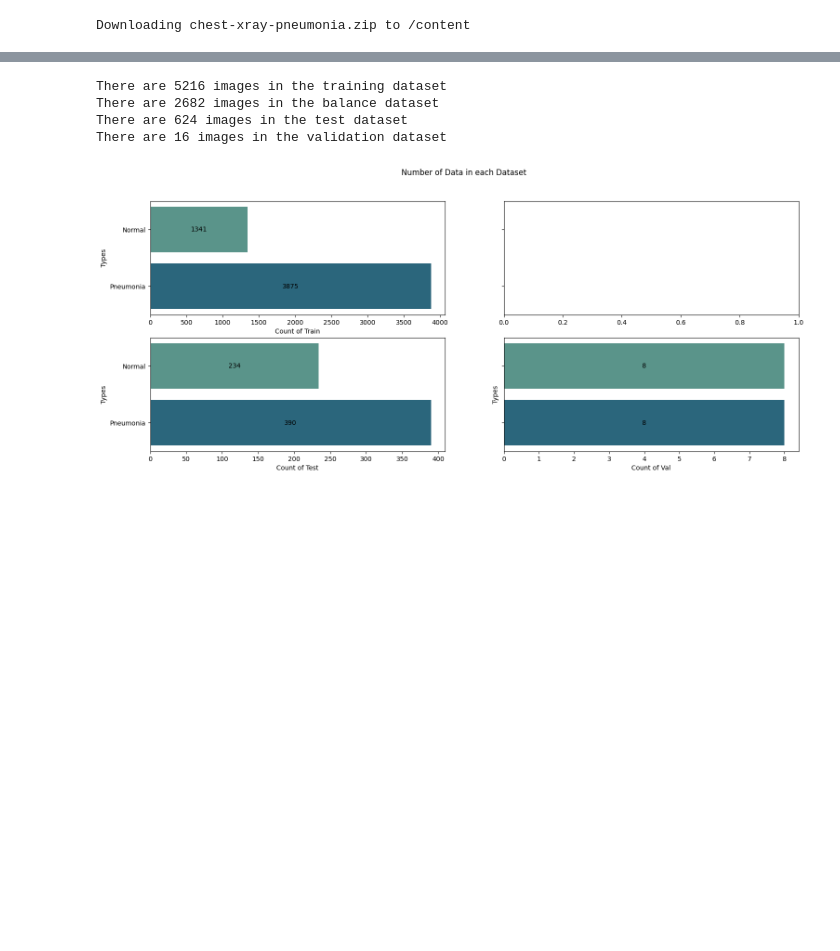
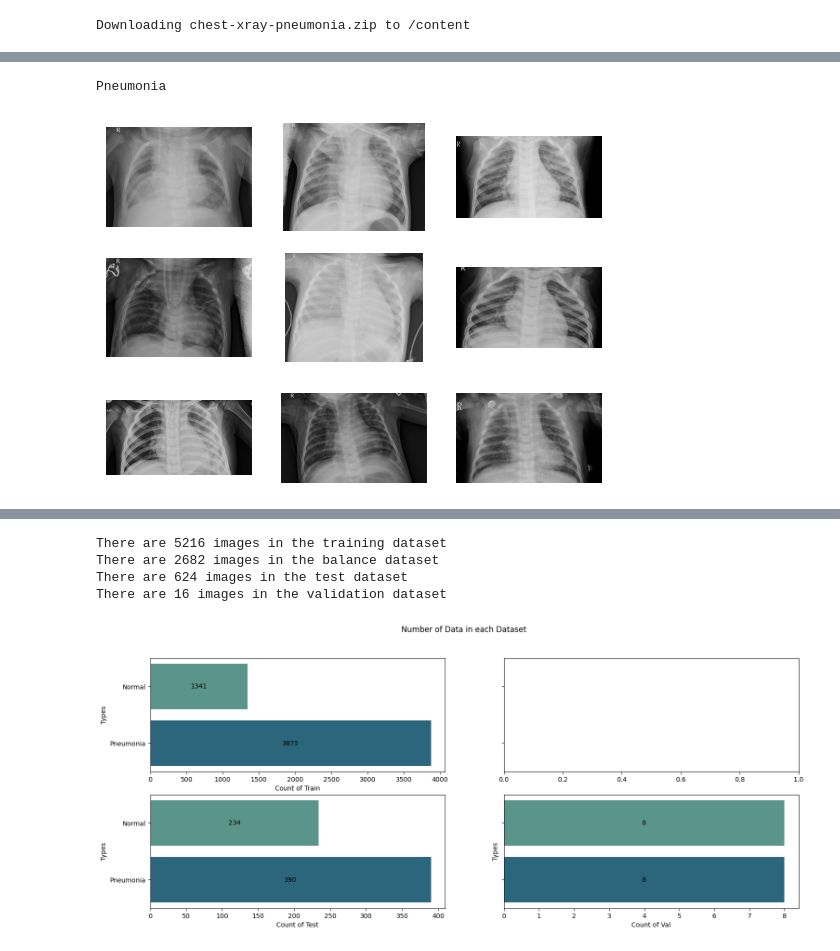
Before and after one commit to chezyio/SC1015_Project, a Jupyter notebook: SC1015_Project.ipynb, the cells around one changed output, grey strips where cells are left out. Drawn from its saved outputs; the diff is of its cells as text; code cells hidden in the pictures; blank space fills up the shorter version.

```diff
--- a/SC1015_Project.ipynb
+++ b/SC1015_Project.ipynb
@@ -171,0 +177,10 @@ valP = val + 'PNEUMONIA/'
+# %%
+print('Pneumonia')
+for i in range(9):
+    plt.subplot(3, 3, i + 1)
+    img = plt.imread(os.path.join(p_dir, p[i]))
+    plt.imshow(img, cmap='gray')
+    plt.axis('off')
+# %% [output]
+Pneumonia
+[figure, added]
```
Also changed, not shown: parts of 48 cells of this notebook.
